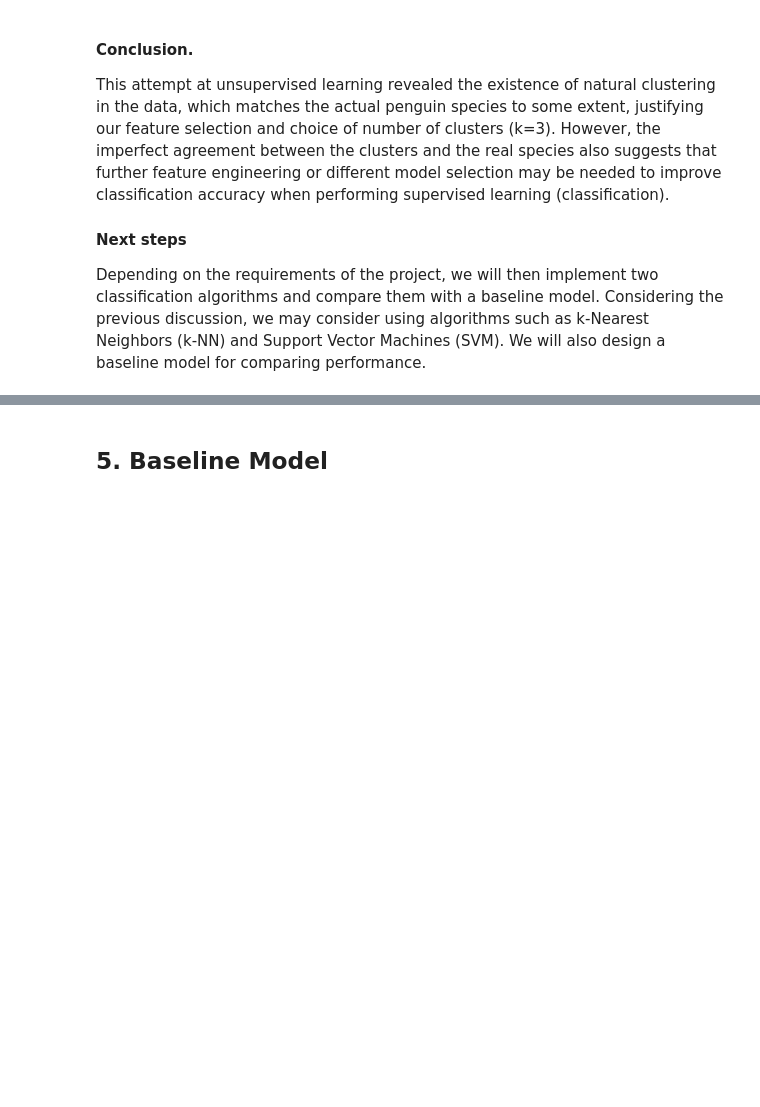
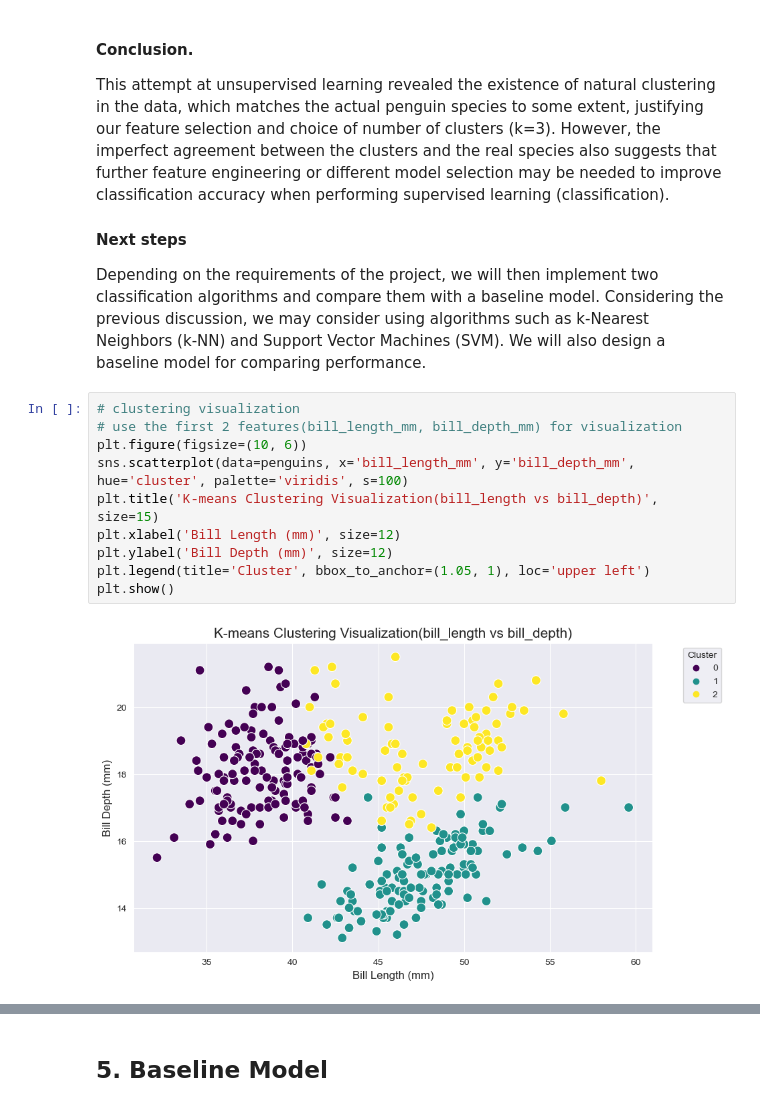
Before and after one commit to Slliki/MScProject, a Jupyter notebook: AI_TA/Coursework/AI_Cousework.ipynb, the cells around one changed output, grey strips where cells are left out. Saved outputs shown, nothing was run; the diff lists cells and outputs as text; blank space fills up the shorter version.

```diff
--- a/AI_TA/Coursework/AI_Cousework.ipynb
+++ b/AI_TA/Coursework/AI_Cousework.ipynb
@@ -421,3 +435,15 @@ The result shows the silhouette score is 0.45, which means:
 This attempt at unsupervised learning revealed the existence of natural clustering in the data, which matches the actual penguin species to some extent, justifying our feature selection and choice of number of clusters (k=3). However, the imperfect agreement between the clusters and the real species also suggests that further feature engineering or different model selection may be needed to improve classification accuracy when performing supervised learning (classification).
 #### Next steps
 Depending on the requirements of the project, we will then implement two classification algorithms and compare them with a baseline model. Considering the previous discussion, we may consider using algorithms such as k-Nearest Neighbors (k-NN) and Support Vector Machines (SVM). We will also design a baseline model for comparing performance.
+# %%
+# clustering visualization
+# use the first 2 features(bill_length_mm, bill_depth_mm) for visualization
+plt.figure(figsize=(10, 6))
+sns.scatterplot(data=penguins, x='bill_length_mm', y='bill_depth_mm', hue='cluster', palette='viridis', s=100)
+plt.title('K-means Clustering Visualization(bill_length vs bill_depth)', size=15)
+plt.xlabel('Bill Length (mm)', size=12)
+plt.ylabel('Bill Depth (mm)', size=12)
+plt.legend(title='Cluster', bbox_to_anchor=(1.05, 1), loc='upper left')
+plt.show()
+# %% [output]
+[figure, added]
```
Also changed, not shown: parts of 6 cells of this notebook, 2 other files.
